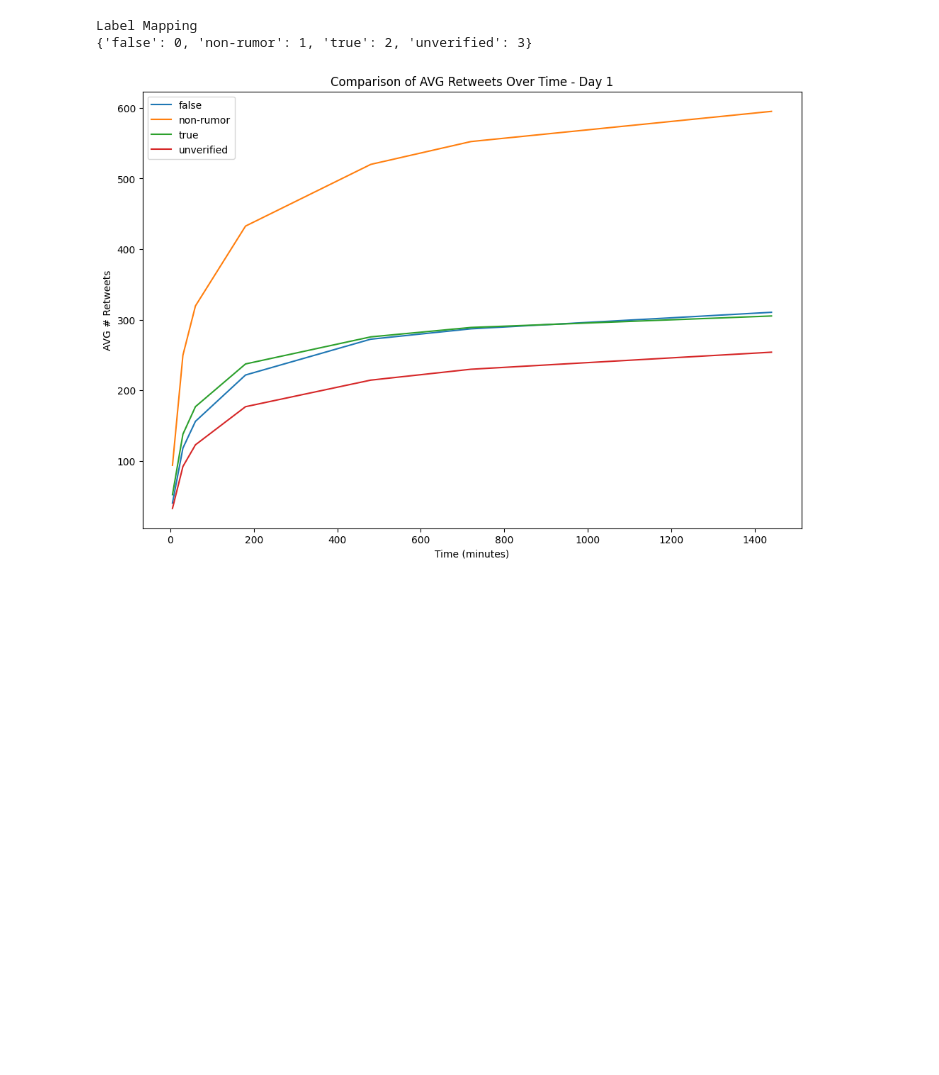
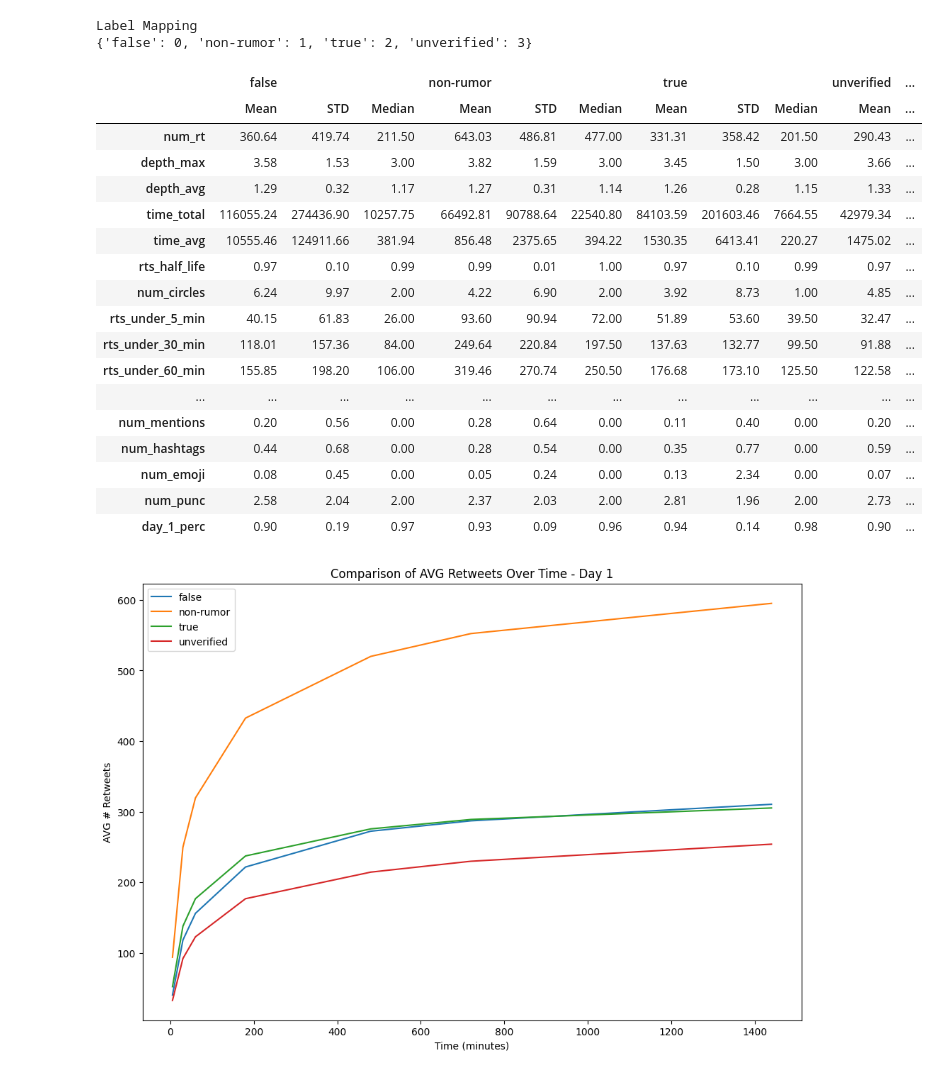
Before and after one commit to Xron7/FakeNewsDetection, a Jupyter notebook: eda.ipynb, the cells around one changed output. Saved outputs shown, nothing was run; the diff lists cells and outputs as text; code cells hidden in the pictures; blank space fills up the shorter version.

```diff
--- a/eda.ipynb
+++ b/eda.ipynb
@@ -27,3 +30,28 @@ Data columns (total 27 columns):
  26  day_1_perc          1490 non-null   float64
 dtypes: float64(5), int64(20), object(2)
 memory usage: 314.4+ KB
+# %%
+def stats_analysis(df):
+    stats           = []
+    df_filtered = df.drop(columns=EXCLUDE_COLUMNS)
+
+    means   = df_filtered.mean().round(2)
+    stds    = df_filtered.std().round(2)
+    medians = df_filtered.median().round(2)
+
+    summary_df = pd.DataFrame({
+    'Mean':   means,
+    'STD':    stds,
+    'Median': medians
+})
+
+    return summary_df
+
+def stats_analysis_per_label(dfs, titles):
+    stats = {}
+    for dfi, t in zip(dfs, titles):
+        stats[t] = stats_analysis(dfi)
+
+    return pd.concat(stats, axis=1)
+
+stats_analysis(df)
@@ -48,4 +97,25 @@ for t, l in label_mapping.items():
 # %% [output]
 Label Mapping
 {'false': 0, 'non-rumor': 1, 'true': 2, 'unverified': 3}
+# %%
+stats_analysis_per_label(dfs, titles)
+# %% [output]
+|  | false |  |  | non-rumor |  |  | true |  |  | unverified | ... |
+|  | Mean | STD | Median | Mean | STD | Median | Mean | STD | Median | Mean | ... |
+| num_rt | 360.64 | 419.74 | 211.50 | 643.03 | 486.81 | 477.00 | 331.31 | 358.42 | 201.50 | 290.43 | ... |
+| depth_max | 3.58 | 1.53 | 3.00 | 3.82 | 1.59 | 3.00 | 3.45 | 1.50 | 3.00 | 3.66 | ... |
+| depth_avg | 1.29 | 0.32 | 1.17 | 1.27 | 0.31 | 1.14 | 1.26 | 0.28 | 1.15 | 1.33 | ... |
+| time_total | 116055.24 | 274436.90 | 10257.75 | 66492.81 | 90788.64 | 22540.80 | 84103.59 | 201603.46 | 7664.55 | 42979.34 | ... |
+| time_avg | 10555.46 | 124911.66 | 381.94 | 856.48 | 2375.65 | 394.22 | 1530.35 | 6413.41 | 220.27 | 1475.02 | ... |
+| rts_half_life | 0.97 | 0.10 | 0.99 | 0.99 | 0.01 | 1.00 | 0.97 | 0.10 | 0.99 | 0.97 | ... |
+| num_circles | 6.24 | 9.97 | 2.00 | 4.22 | 6.90 | 2.00 | 3.92 | 8.73 | 1.00 | 4.85 | ... |
+| rts_under_5_min | 40.15 | 61.83 | 26.00 | 93.60 | 90.94 | 72.00 | 51.89 | 53.60 | 39.50 | 32.47 | ... |
+| rts_under_30_min | 118.01 | 157.36 | 84.00 | 249.64 | 220.84 | 197.50 | 137.63 | 132.77 | 99.50 | 91.88 | ... |
+| rts_under_60_min | 155.85 | 198.20 | 106.00 | 319.46 | 270.74 | 250.50 | 176.68 | 173.10 | 125.50 | 122.58 | ... |
+| ... | ... | ... | ... | ... | ... | ... | ... | ... | ... | ... | ... |
+| num_mentions | 0.20 | 0.56 | 0.00 | 0.28 | 0.64 | 0.00 | 0.11 | 0.40 | 0.00 | 0.20 | ... |
+| num_hashtags | 0.44 | 0.68 | 0.00 | 0.28 | 0.54 | 0.00 | 0.35 | 0.77 | 0.00 | 0.59 | ... |
+| num_emoji | 0.08 | 0.45 | 0.00 | 0.05 | 0.24 | 0.00 | 0.13 | 2.34 | 0.00 | 0.07 | ... |
+| num_punc | 2.58 | 2.04 | 2.00 | 2.37 | 2.03 | 2.00 | 2.81 | 1.96 | 2.00 | 2.73 | ... |
+| day_1_perc | 0.90 | 0.19 | 0.97 | 0.93 | 0.09 | 0.96 | 0.94 | 0.14 | 0.98 | 0.90 | ... |
 # %%
```
Also changed, not shown: parts of 9 cells of this notebook, 1 other file.
